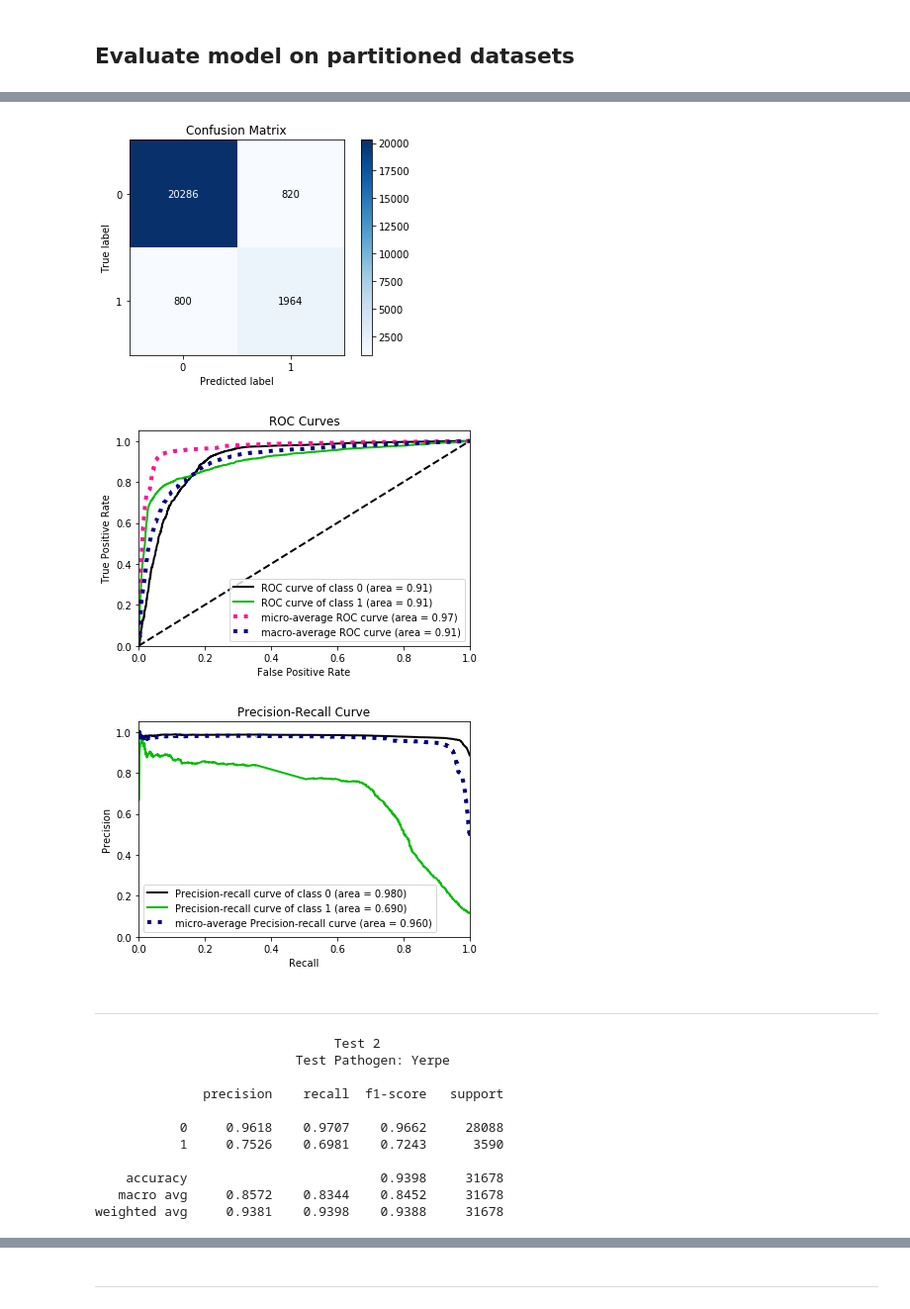
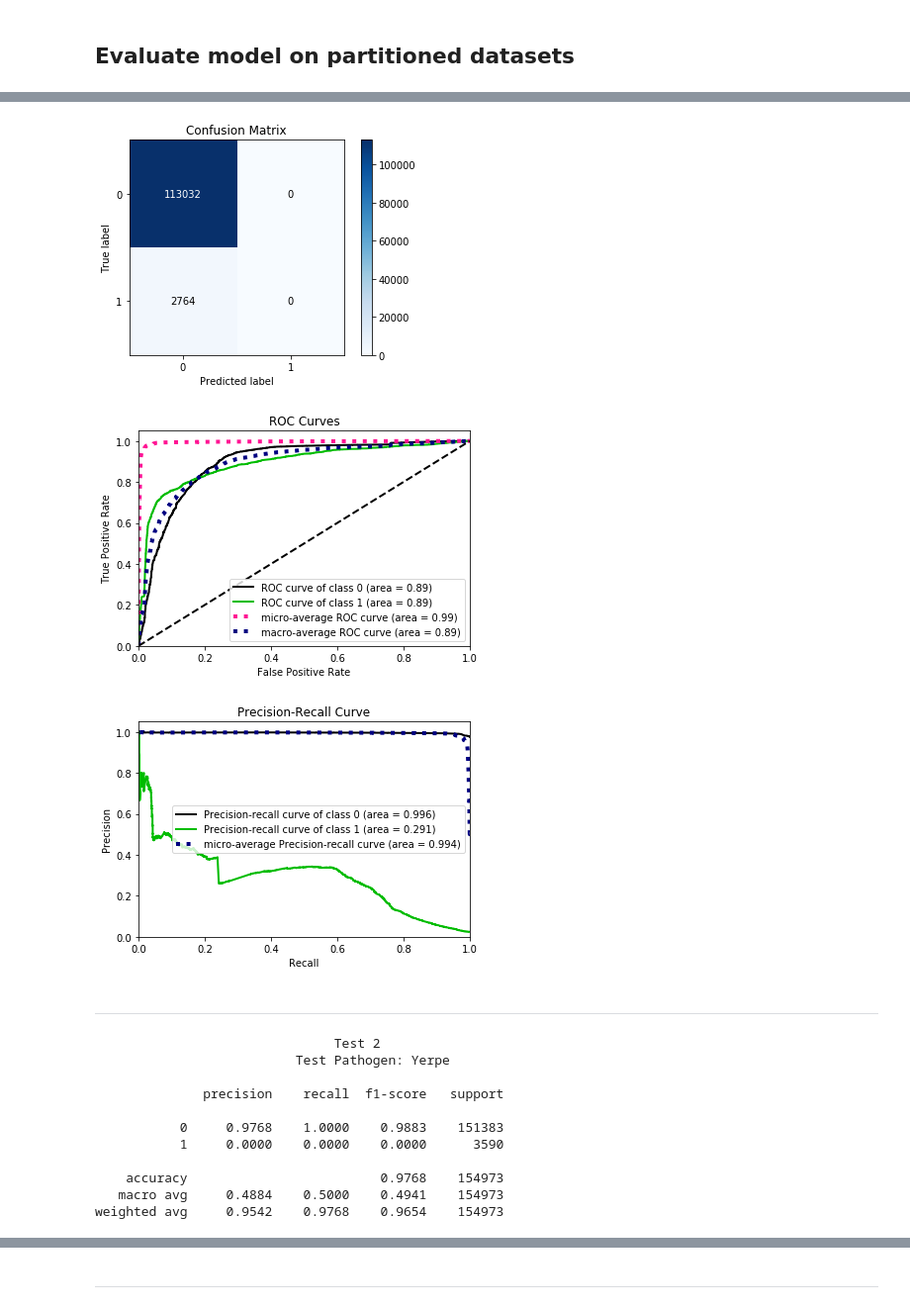
Before and after one commit to reinhartg/HP-PPI-prediction, a Jupyter notebook: codes/4. Classifier Training.ipynb, the cells around one changed output, grey strips where cells are left out. Shown: that part at 99% size. Cells and saved outputs as stored; diff of their text form; code cells hidden in the pictures.

Commit message:
Calibrated XGBoost probability

```diff
--- a/codes/4. Classifier Training.ipynb
+++ b/codes/4. Classifier Training.ipynb
@@ -58,15 +73,3 @@ def get_dataset(pathogens):
 ## Hyperparameter Tuning
 
 Bayesian optimization with `hyperopt`
-# %%
-# Load all datasets
-pathogens = ['Bacan', 'Yerpe', 'Fratu']
-X, y = get_dataset(pathogens)
-print('Loaded %i samples with %i features' % X.shape)
-
-# Split into training and testing sets
-X_train, X_valid, y_train, y_valid = train_test_split(X, y, train_size=0.8,
-                                                      stratify=y, random_state=SEED)
-
-# Set up base classifier
-clf = XGBClassifier(n_estimators=2000, random_state=SEED, n_jobs=-1)
@@ -75,12 +76,19 @@ Loaded 64234 samples with 4456 features
 # %%
-# Define objective function
+# Custom evaluation metric for XGBoost
+def f1_eval(y_pred, t):
+    y_true = t.get_label()
+    f1_error = 1 - f1_score(y_true, y_pred.round())
+
+    return 'f1-error', f1_error
+
+# Define objective function for hyperopt
 def objective(params):
     _ = clf.set_params(**params)
     _ = clf.fit(X_train, y_train, eval_set=[(X_valid, y_valid)],
-                eval_metric='aucpr', early_stopping_rounds=100,
+                eval_metric=f1_eval, early_stopping_rounds=100,
                 verbose=False)
 
-    score = average_precision_score(y_valid, clf.predict_proba(X_valid)[:, 1])
+    score = f1_score(y_valid, clf.predict(X_valid))
     return {'loss': -score, 'status': STATUS_OK}
 # %%
 # Define hyperparameter search space
@@ -146,10 +156,7 @@ for param in param_space.keys():
 # %%
-# Set up classifier
-_ = clf.set_params(**best_params)
-
 # Train with validation
 _ = clf.fit(X_train, y_train, eval_set=[(X_valid, y_valid)],
-            eval_metric='aucpr', early_stopping_rounds=100,
+            eval_metric=f1_eval, early_stopping_rounds=100,
             verbose=1)
 
 # Dump model as pickle
@@ -194,17 +214,13 @@ for p_test in pathogens:
     X_train, y_train = get_dataset(p_train)
 
     # Train classifier with validation set
-    X_train, X_valid, y_train, y_valid = train_test_split(X_train, y_train, train_size=0.8,
-                                                          stratify=y_train, random_state=SEED)
-
-    _ = clf.fit(X_train, y_train, eval_set=[(X_valid, y_valid)],
-                eval_metric='aucpr', early_stopping_rounds=100,
-                verbose=0)
+    calibrated = CalibratedClassifierCV(clf, cv=5)
+    _ = calibrated.fit(X_train, y_train)
 
     # Evaluate performance on test set
     X_test, y_test = get_dataset([p_test])
-    y_pred = clf.predict(X_test)
-    y_proba = clf.predict_proba(X_test)
+    y_pred = calibrated.predict(X_test)
+    y_proba = calibrated.predict_proba(X_test)
 
     i += 1
 
@@ -234,15 +250,15 @@ weighted avg     0.9323    0.9321    0.9322     23870
-[figure, old version]
+[figure, new version]
-[figure, old version]
+[figure, new version]
-[figure, old version]
+[figure, new version]
 <hr></hr>
                                Test 2
                           Test Pathogen: Yerpe
 
               precision    recall  f1-score   support
 
-           0     0.9618    0.9707    0.9662     28088
-           1     0.7526    0.6981    0.7243      3590
+           0     0.9768    1.0000    0.9883    151383
+           1     0.0000    0.0000    0.0000      3590
 
-    accuracy                         0.9398     31678
-   macro avg     0.8572    0.8344    0.8452     31678
-weighted avg     0.9381    0.9398    0.9388     31678
+    accuracy                         0.9768    154973
+   macro avg     0.4884    0.5000    0.4941    154973
+weighted avg     0.9542    0.9768    0.9654    154973
```
Also changed, not shown: parts of 10 cells of this notebook.
